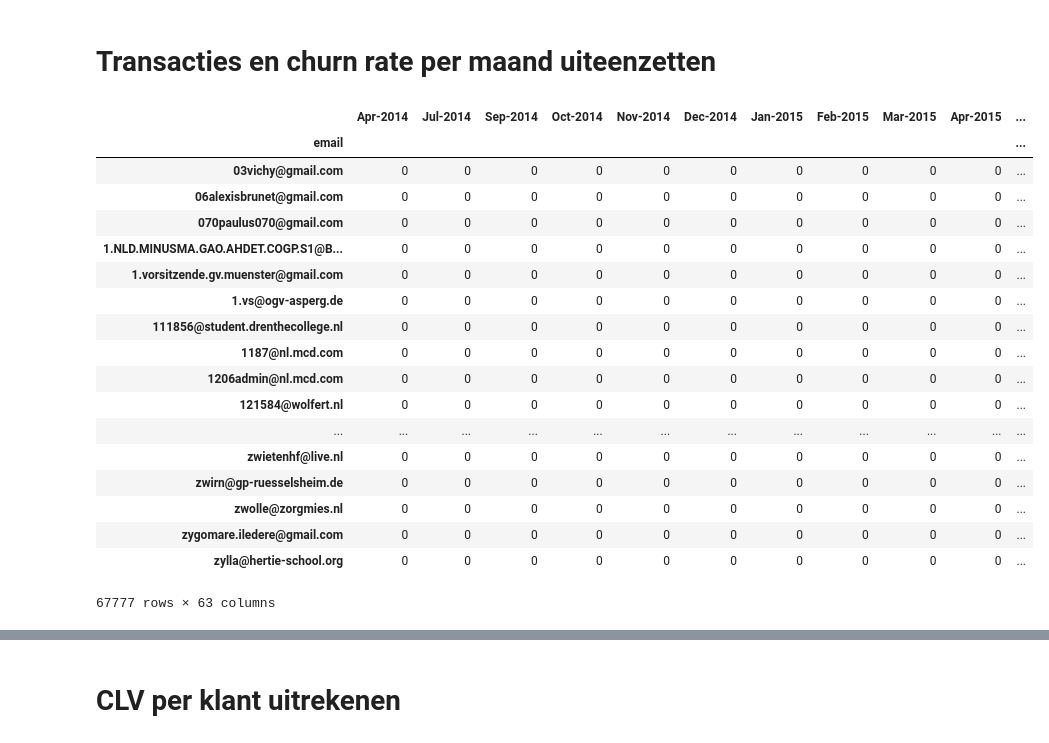
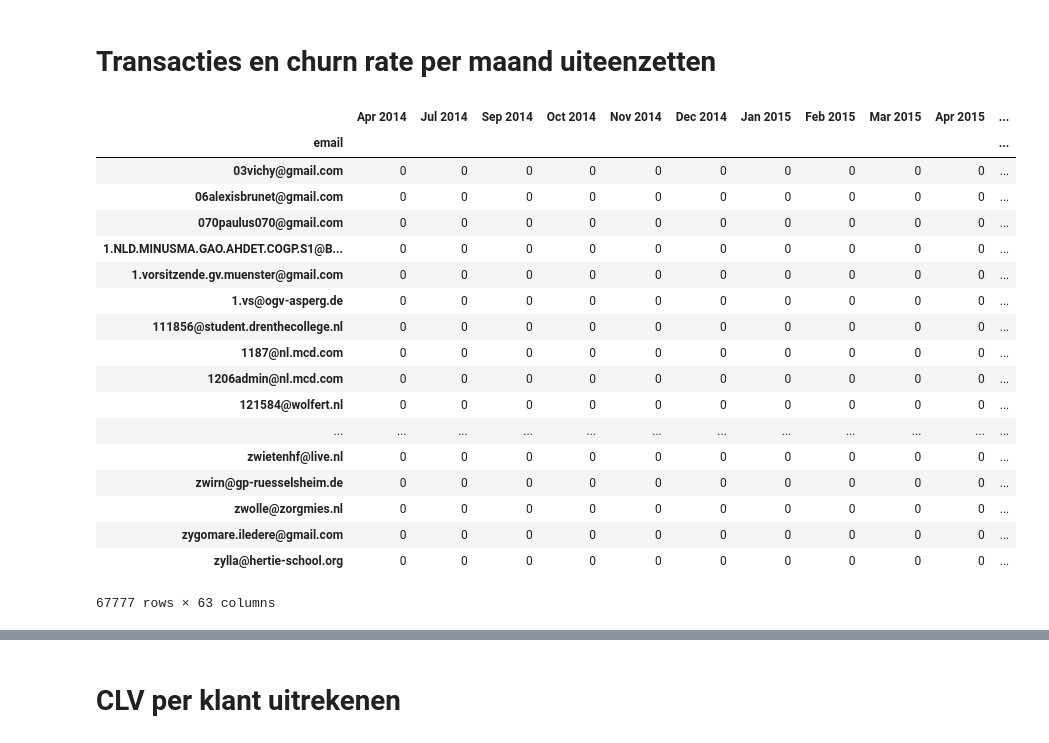
Before and after one commit to iwb-digital-growth-agency/python, a Jupyter notebook: CLV_Maxilia - nieuwe data set.ipynb, the cells around one changed output, grey strips where cells are left out. Drawn from its saved outputs; the diff is of its cells as text; code cells hidden in the pictures.

```diff
--- a/CLV_Maxilia - nieuwe data set.ipynb
+++ b/CLV_Maxilia - nieuwe data set.ipynb
@@ -225,20 +225,19 @@ df_clv_values.to_excel('CLV_waardes.xlsx')
 # %%
 # transacties per klant per maand uiteenzetten
 df_monthly = df.set_index('Orderdate')
 df_monthly = df_monthly.pivot_table(
     index=['email'],
     columns=pd.Grouper(freq='M'),
     values='OrderID',
     aggfunc='count',
     fill_value=0
 )
 
 # Format column headers to human readable format
-df_monthly.columns = [x.strftime('%b-%Y') for x in df_monthly.columns]
-
+df_monthly.columns = [x.strftime('%b %Y') for x in df_monthly.columns]
 df_monthly
 # %% [output]
-|  | Apr-2014 | Jul-2014 | Sep-2014 | Oct-2014 | Nov-2014 | Dec-2014 | Jan-2015 | Feb-2015 | Mar-2015 | Apr-2015 | ... |
+|  | Apr 2014 | Jul 2014 | Sep 2014 | Oct 2014 | Nov 2014 | Dec 2014 | Jan 2015 | Feb 2015 | Mar 2015 | Apr 2015 | ... |
 | email |  |  |  |  |  |  |  |  |  |  | ... |
 | 03vichy@gmail.com | 0 | 0 | 0 | 0 | 0 | 0 | 0 | 0 | 0 | 0 | ... |
 | 06alexisbrunet@gmail.com | 0 | 0 | 0 | 0 | 0 | 0 | 0 | 0 | 0 | 0 | ... |
```
Also changed, not shown: parts of 11 cells of this notebook, 3 other files.
